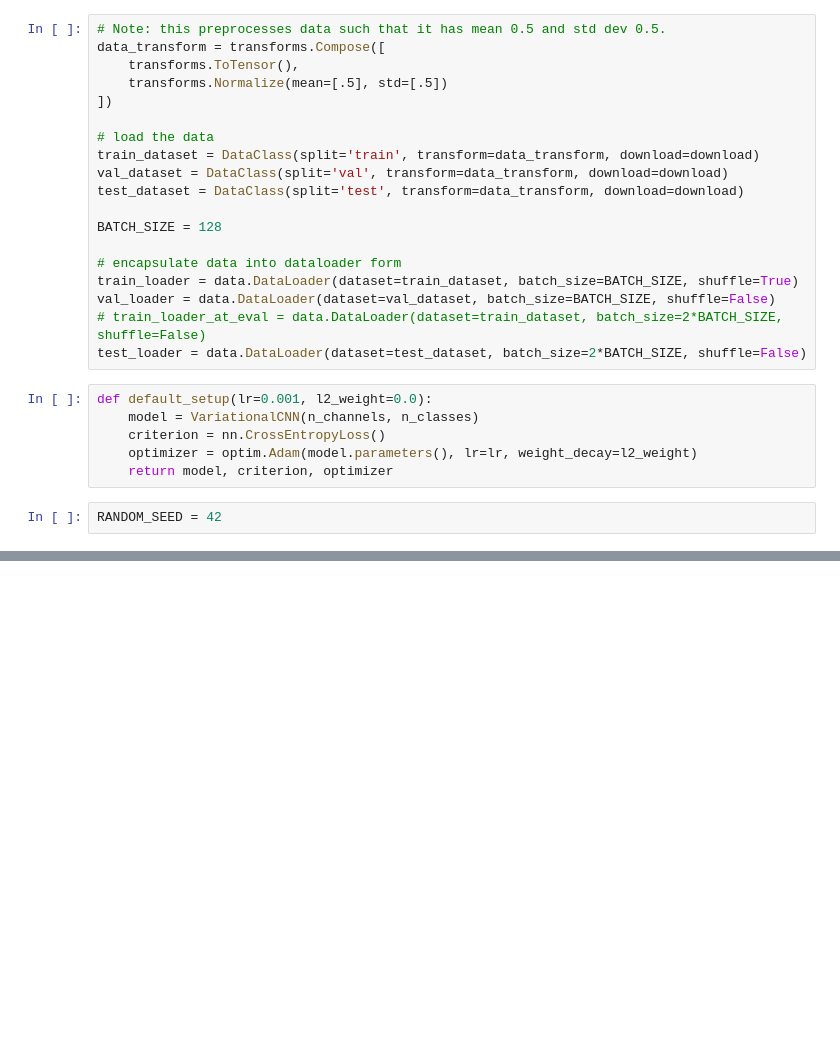
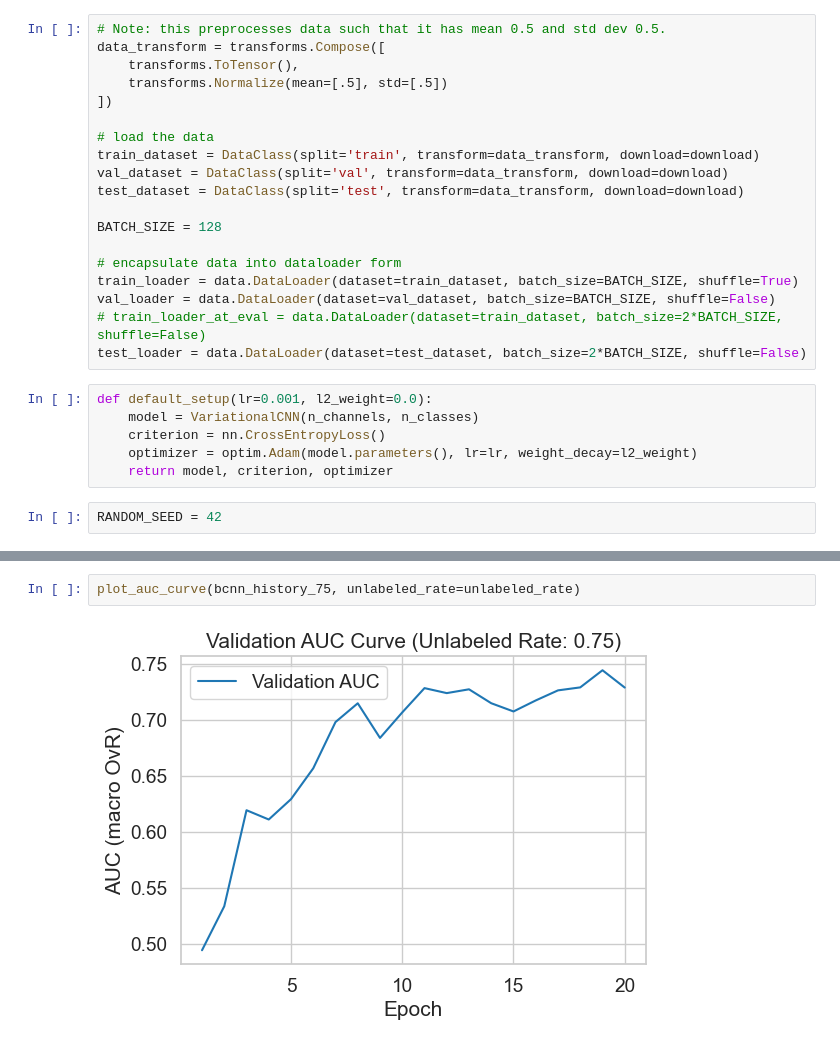
Before and after one commit to behrensm03/bdl-ssl, a Jupyter notebook: bayes_cnn_baseline.ipynb, the cells around one changed output, grey strips where cells are left out. Saved outputs shown, nothing was run; the diff lists cells and outputs as text; blank space fills up the shorter version.

```diff
--- a/bayes_cnn_baseline.ipynb
+++ b/bayes_cnn_baseline.ipynb
@@ -103,0 +110,4 @@ Outputs mean: -1.0720
+# %%
+plot_auc_curve(bcnn_history_75, unlabeled_rate=unlabeled_rate)
+# %% [output]
+[figure, added]
```
Also changed, not shown: parts of 18 cells of this notebook, 3 other files.
